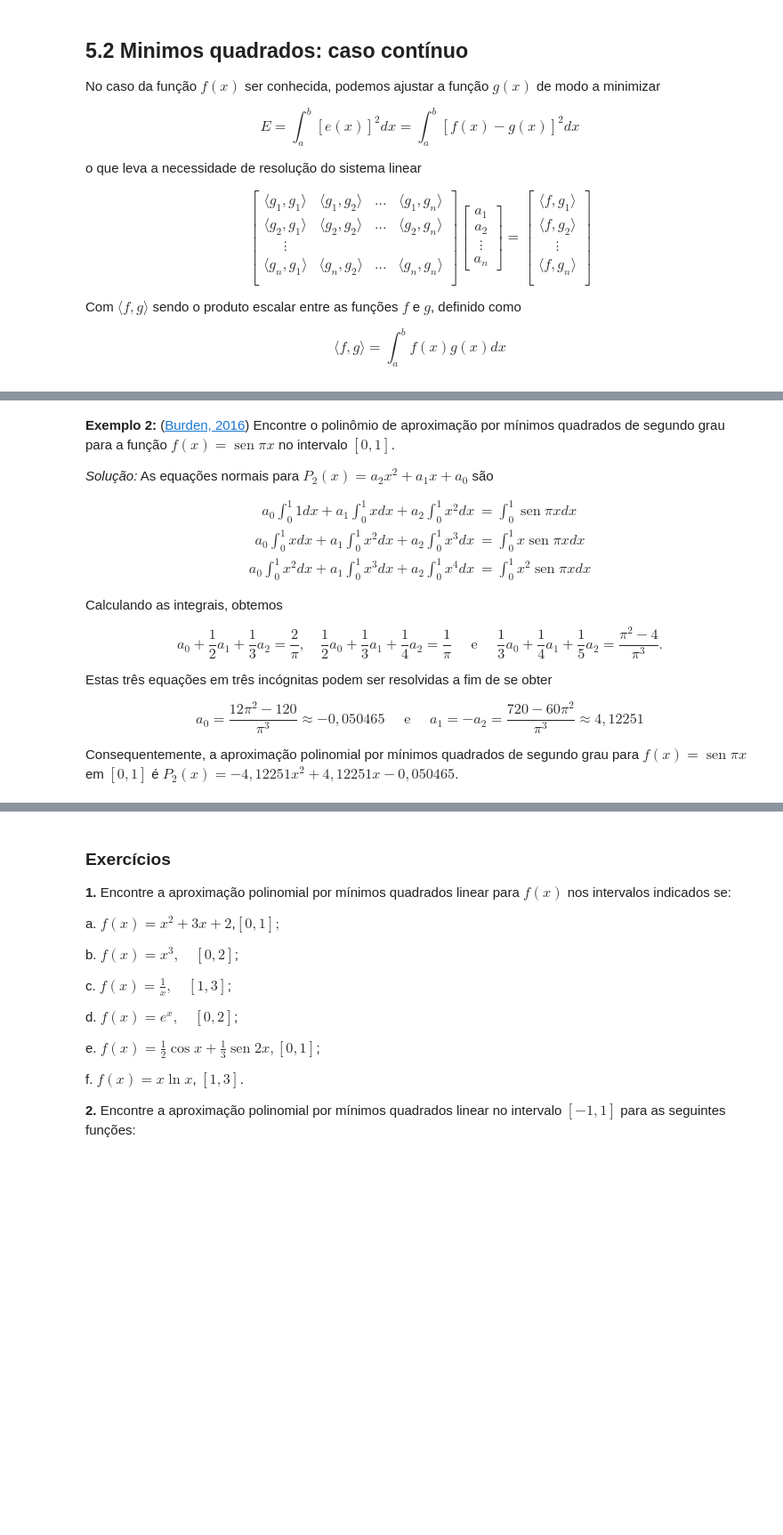
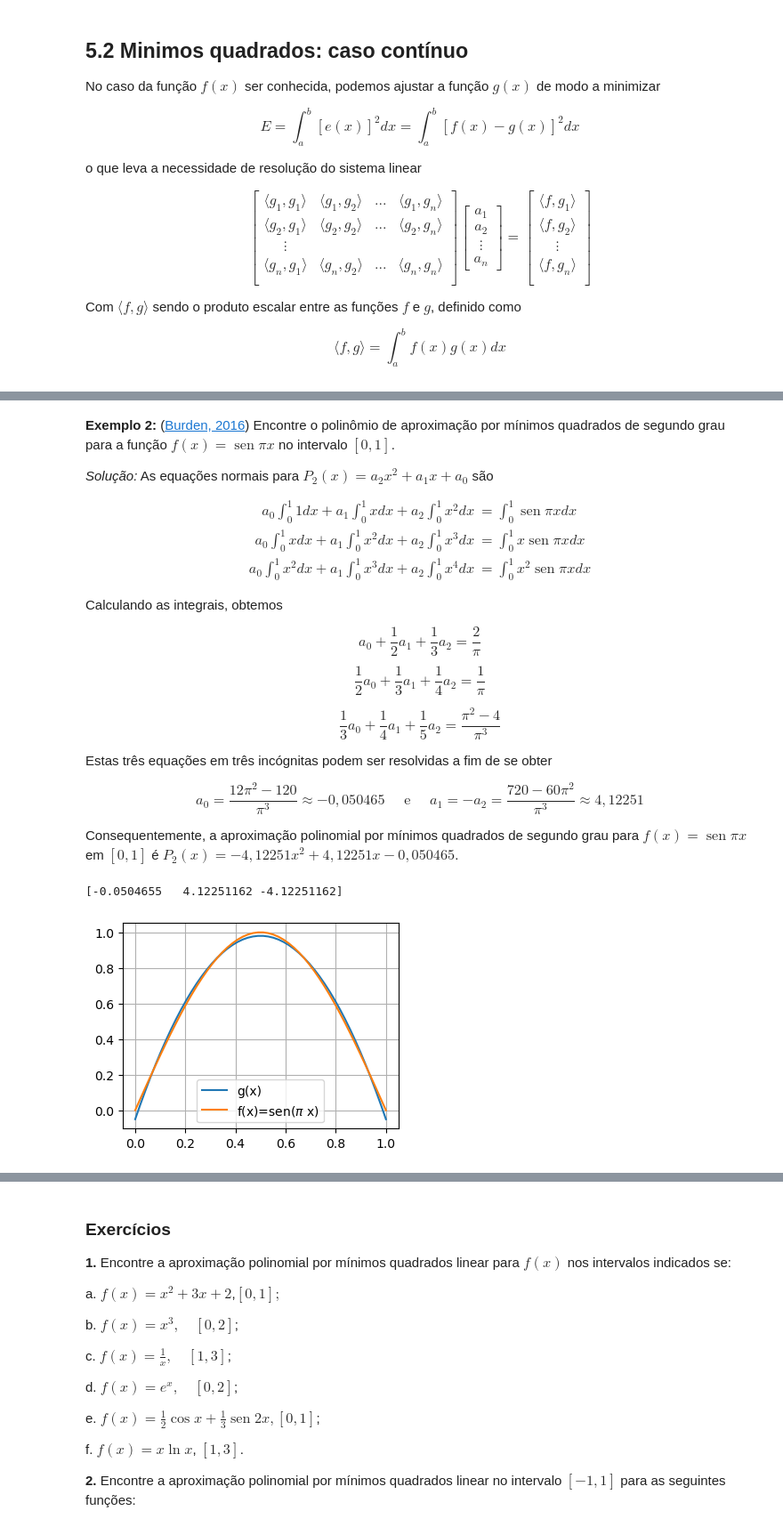
Before and after one commit to pedrocanabarroo/metodos_numericos_em_python, a Jupyter notebook: 5_MINIMOS_QUADRADOS/5.2_minimos_quadrados_continuo.ipynb, the cells around one changed output, grey strips where cells are left out. Shown at 89% size. Saved outputs shown, nothing was run; the diff lists cells and outputs as text; code cells hidden in the pictures; blank space fills up the shorter version.

```diff
--- a/5_MINIMOS_QUADRADOS/5.2_minimos_quadrados_continuo.ipynb
+++ b/5_MINIMOS_QUADRADOS/5.2_minimos_quadrados_continuo.ipynb
@@ -152,9 +137,10 @@ $$
 
 Calculando as integrais, obtemos
 
-$$
-a_0+\frac{1}{2} a_1+\frac{1}{3} a_2=\frac{2}{\pi}, \quad \frac{1}{2} a_0+\frac{1}{3} a_1+\frac{1}{4} a_2=\frac{1}{\pi} \quad \text { e } \quad \frac{1}{3} a_0+\frac{1}{4} a_1+\frac{1}{5} a_2=\frac{\pi^2-4}{\pi^3} .
-$$
+$$a_0+\frac{1}{2} a_1+\frac{1}{3} a_2=\frac{2}{\pi}$$
+$$\frac{1}{2} a_0+\frac{1}{3} a_1+\frac{1}{4} a_2=\frac{1}{\pi}$$
+
+$$\frac{1}{3} a_0+\frac{1}{4} a_1+\frac{1}{5} a_2=\frac{\pi^2-4}{\pi^3}$$
 
 
 Estas três equações em três incógnitas podem ser resolvidas a fim de se obter
@@ -165,3 +151,28 @@ $$
 
 
 Consequentemente, a aproximação polinomial por mínimos quadrados de segundo grau para $f(x)=\operatorname{sen} \pi x$ em $[0,1]$ é $P_2(x)=-4,12251 x^2+4,12251 x-0,050465$.
+# %%
+A = np.array([[1,1/2,1/3],
+              [1/2,1/3,1/4],
+              [1/3,1/4,1/5]])
+
+# por conveniência, vamos obter b numericamente
+b = np.array([quad(lambda x: np.sin(np.pi*x), 0, 1)[0],
+              quad(lambda x: x*np.sin(np.pi*x), 0, 1)[0],
+              quad(lambda x: x**2*np.sin(np.pi*x), 0, 1)[0]])
+
+a = np.linalg.solve(A,b)
+print(a)
+# %% [output]
+[-0.0504655   4.12251162 -4.12251162]
+# %%
+g = lambda x: a[2]*x**2+a[1]*x+a[0]
+# %%
+x = np.linspace(0,1)
+plt.plot(x,g(x), label='g(x)')
+plt.plot(x,np.sin(np.pi*x), label='f(x)=sen($\\pi$ x)')
+plt.grid()
+plt.legend()
+plt.show()
+# %% [output]
+[figure, added]
```
Also changed, not shown: parts of 7 cells of this notebook, 1 other file.
